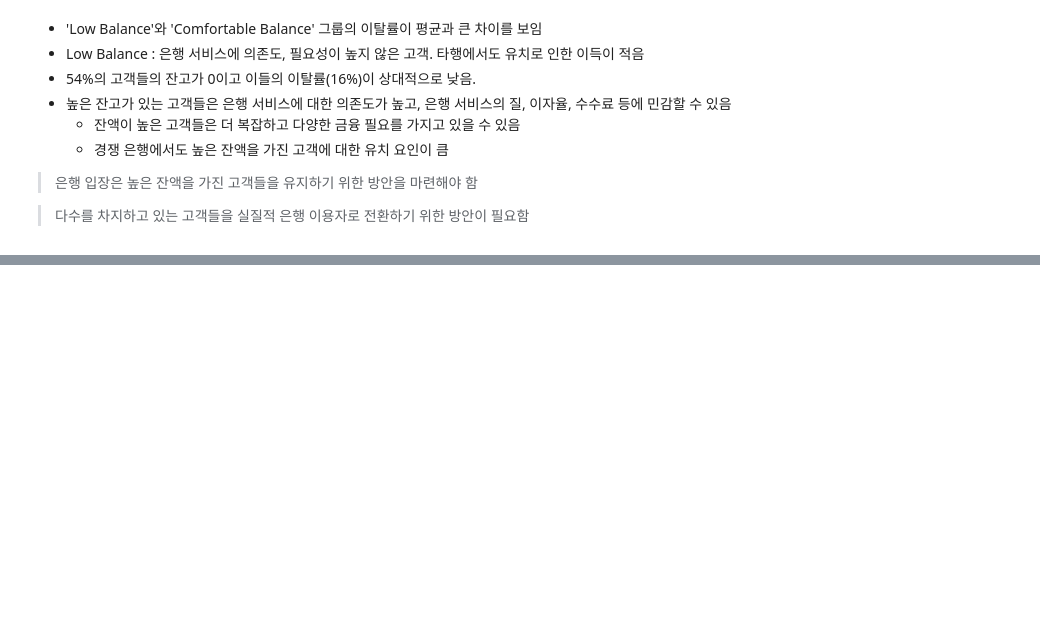
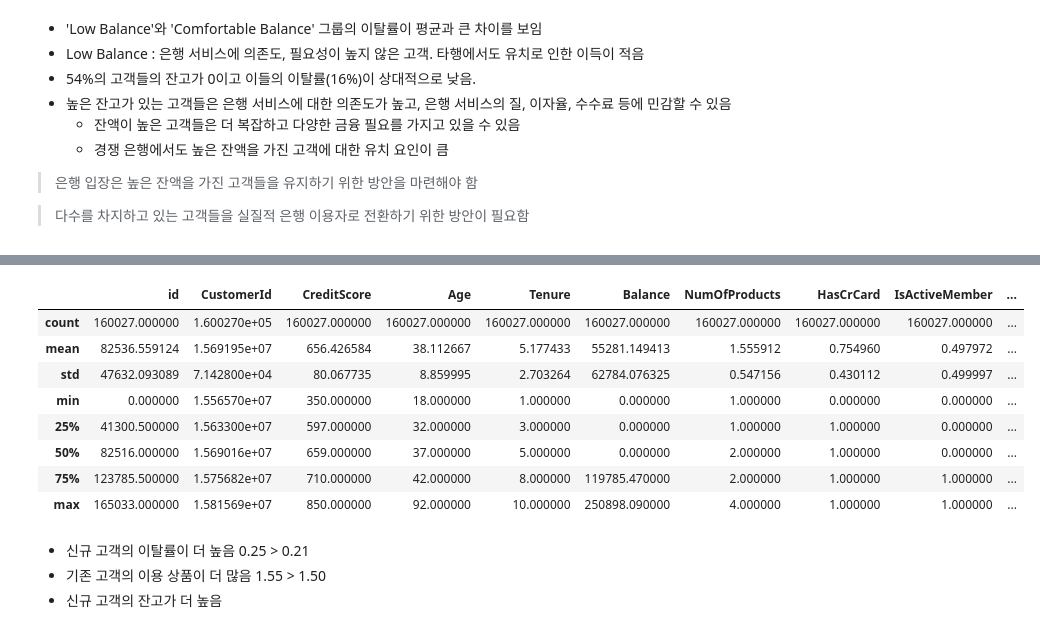
Before and after one commit to kikipark9/ML_Team_Project, a Jupyter notebook: eda_source/Cohort_Retension.ipynb, the cells around one changed output, grey strips where cells are left out. Saved outputs shown, nothing was run; the diff lists cells and outputs as text; code cells hidden in the pictures; blank space fills up the shorter version.

```diff
--- a/eda_source/Cohort_Retension.ipynb
+++ b/eda_source/Cohort_Retension.ipynb
@@ -251,0 +457,16 @@ len(df[df['Balance'] == 0]) / len(df)
+# %%
+df[df['Tenure']>0].describe()
+# %% [output]
+|  | id | CustomerId | CreditScore | Age | Tenure | Balance | NumOfProducts | HasCrCard | IsActiveMember | ... |
+| count | 160027.000000 | 1.600270e+05 | 160027.000000 | 160027.000000 | 160027.000000 | 160027.000000 | 160027.000000 | 160027.000000 | 160027.000000 | ... |
+| mean | 82536.559124 | 1.569195e+07 | 656.426584 | 38.112667 | 5.177433 | 55281.149413 | 1.555912 | 0.754960 | 0.497972 | ... |
+| std | 47632.093089 | 7.142800e+04 | 80.067735 | 8.859995 | 2.703264 | 62784.076325 | 0.547156 | 0.430112 | 0.499997 | ... |
+| min | 0.000000 | 1.556570e+07 | 350.000000 | 18.000000 | 1.000000 | 0.000000 | 1.000000 | 0.000000 | 0.000000 | ... |
+| 25% | 41300.500000 | 1.563300e+07 | 597.000000 | 32.000000 | 3.000000 | 0.000000 | 1.000000 | 1.000000 | 0.000000 | ... |
+| 50% | 82516.000000 | 1.569016e+07 | 659.000000 | 37.000000 | 5.000000 | 0.000000 | 2.000000 | 1.000000 | 0.000000 | ... |
+| 75% | 123785.500000 | 1.575682e+07 | 710.000000 | 42.000000 | 8.000000 | 119785.470000 | 2.000000 | 1.000000 | 1.000000 | ... |
+| max | 165033.000000 | 1.581569e+07 | 850.000000 | 92.000000 | 10.000000 | 250898.090000 | 4.000000 | 1.000000 | 1.000000 | ... |
+# %% [markdown]
+- 신규 고객의 이탈률이 더 높음 0.25 > 0.21
+- 기존 고객의 이용 상품이 더 많음 1.55 > 1.50
+- 신규 고객의 잔고가 더 높음
```
Also changed, not shown: parts of 21 cells of this notebook.
